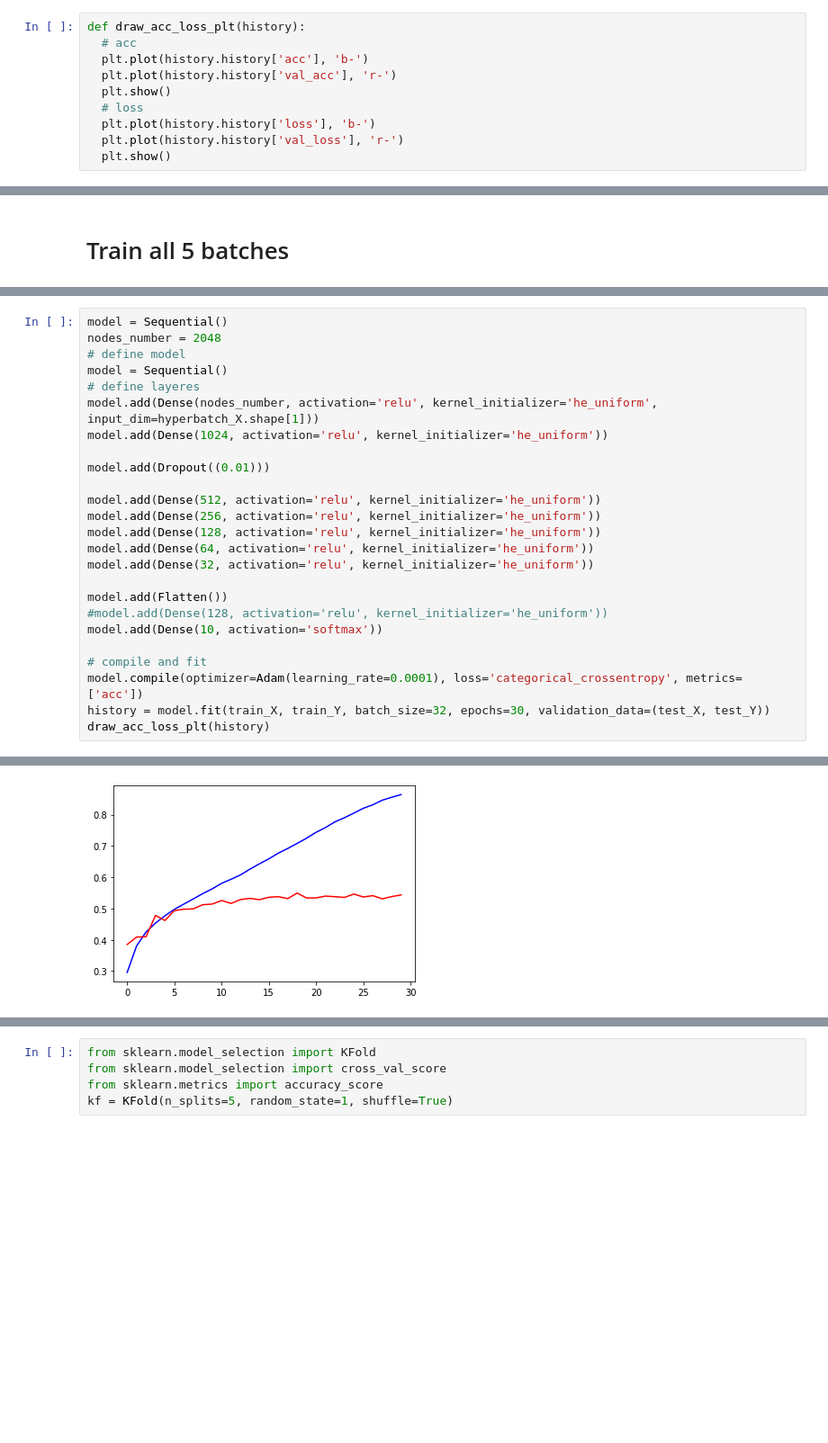
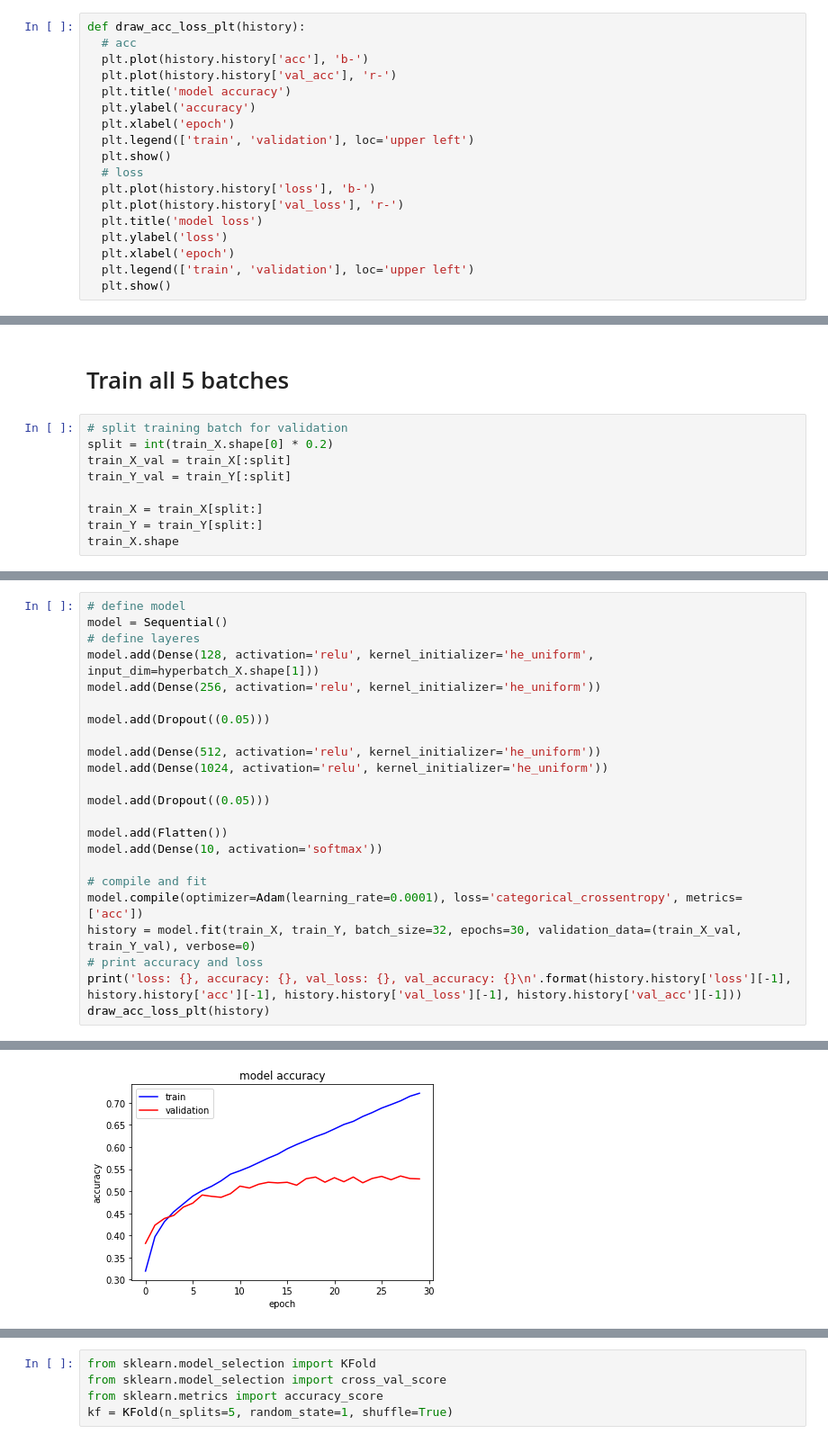
Before and after one commit to zahrasalarian/Artificial-Intelligence-in-Medicine-Projects, a Jupyter notebook: p2/main.ipynb, the cells around one changed output, grey strips where cells are left out. Shown at 90% size. Cells and saved outputs as stored; diff of their text form; blank space fills up the shorter version.

```diff
--- a/p2/main.ipynb
+++ b/p2/main.ipynb
@@ -86,8 +114,16 @@ def draw_acc_loss_plt(history):
   # acc
   plt.plot(history.history['acc'], 'b-')
   plt.plot(history.history['val_acc'], 'r-')
+  plt.title('model accuracy')
+  plt.ylabel('accuracy')
+  plt.xlabel('epoch')
+  plt.legend(['train', 'validation'], loc='upper left')
   plt.show()
   # loss
   plt.plot(history.history['loss'], 'b-')
   plt.plot(history.history['val_loss'], 'r-')
+  plt.title('model loss')
+  plt.ylabel('loss')
+  plt.xlabel('epoch')
+  plt.legend(['train', 'validation'], loc='upper left')
   plt.show()
@@ -436,2 +381,11 @@ acc
 # %% [markdown]
 # Train all 5 batches
+# %%
+# split training batch for validation
+split = int(train_X.shape[0] * 0.2)
+train_X_val = train_X[:split]
+train_Y_val = train_Y[:split]
+
+train_X = train_X[split:]
+train_Y = train_Y[split:]
+train_X.shape
@@ -438,26 +396,24 @@ acc
 # %%
-model = Sequential()
-nodes_number = 2048
 # define model
 model = Sequential()
 # define layeres
-model.add(Dense(nodes_number, activation='relu', kernel_initializer='he_uniform', input_dim=hyperbatch_X.shape[1]))
+model.add(Dense(128, activation='relu', kernel_initializer='he_uniform', input_dim=hyperbatch_X.shape[1]))
+model.add(Dense(256, activation='relu', kernel_initializer='he_uniform'))
+
+model.add(Dropout((0.05)))
+
+model.add(Dense(512, activation='relu', kernel_initializer='he_uniform'))
 model.add(Dense(1024, activation='relu', kernel_initializer='he_uniform'))
 
-model.add(Dropout((0.01)))
-
-model.add(Dense(512, activation='relu', kernel_initializer='he_uniform'))
-model.add(Dense(256, activation='relu', kernel_initializer='he_uniform'))
-model.add(Dense(128, activation='relu', kernel_initializer='he_uniform'))
-model.add(Dense(64, activation='relu', kernel_initializer='he_uniform'))
-model.add(Dense(32, activation='relu', kernel_initializer='he_uniform'))
+model.add(Dropout((0.05)))
 
 model.add(Flatten())
-#model.add(Dense(128, activation='relu', kernel_initializer='he_uniform'))
 model.add(Dense(10, activation='softmax'))
 
 # compile and fit
 model.compile(optimizer=Adam(learning_rate=0.0001), loss='categorical_crossentropy', metrics=['acc'])
-history = model.fit(train_X, train_Y, batch_size=32, epochs=30, validation_data=(test_X, test_Y))
+history = model.fit(train_X, train_Y, batch_size=32, epochs=30, validation_data=(train_X_val, train_Y_val), verbose=0)
+# print accuracy and loss
+print('loss: {}, accuracy: {}, val_loss: {}, val_accuracy: {}\n'.format(history.history['loss'][-1], history.history['acc'][-1], history.history['val_loss'][-1], history.history['val_acc'][-1]))
 draw_acc_loss_plt(history)
 # %% [output]
@@ -481 +421 @@ Epoch 30/30
-[figure, old version]
+[figure, new version]
```
Also changed, not shown: parts of 56 cells of this notebook.
